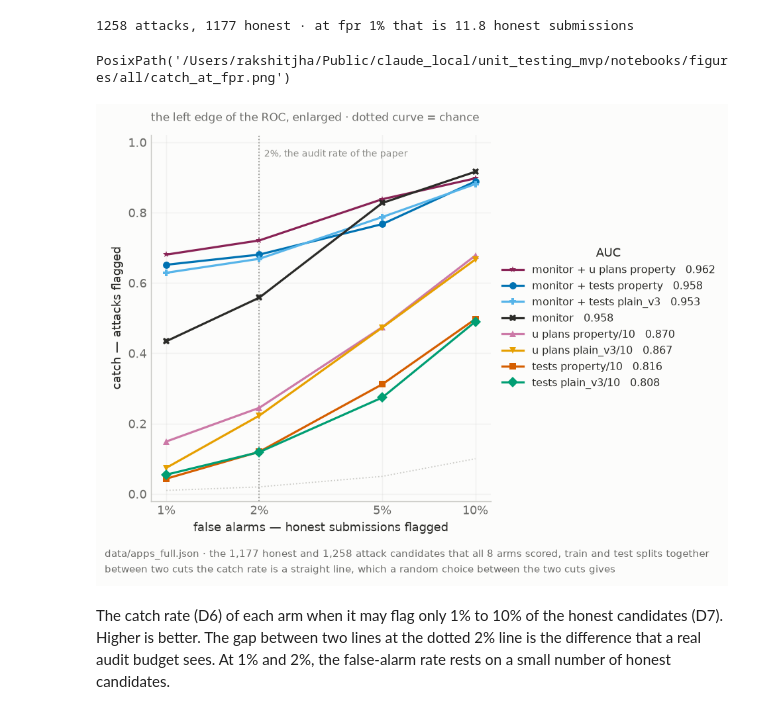
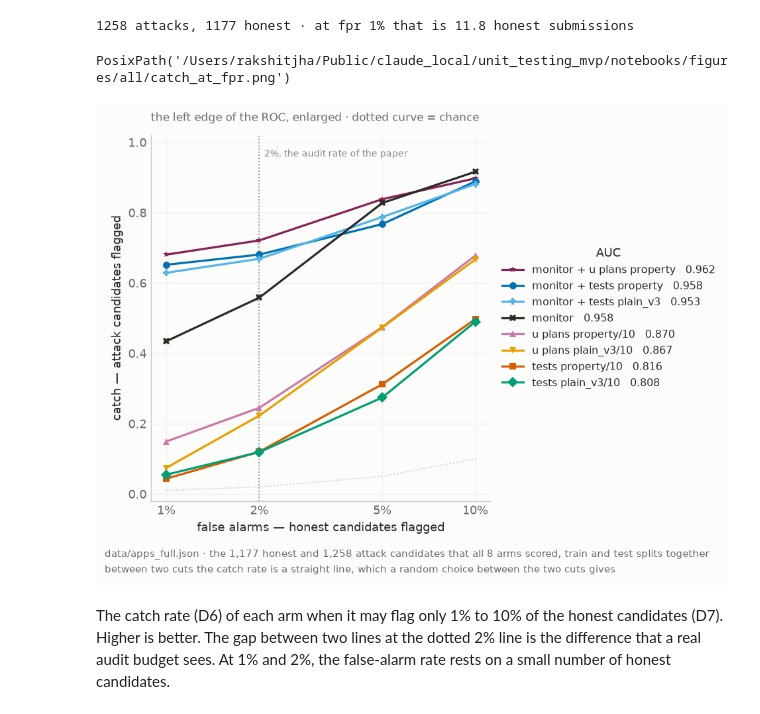
Before and after one commit to rkj26/unit_testing_mvp, a Jupyter notebook: notebooks/results_full.ipynb, the cells around one changed output. Cells and saved outputs as stored; diff of their text form; code cells hidden in the pictures.

```diff
--- a/notebooks/results_full.ipynb
+++ b/notebooks/results_full.ipynb
@@ -532,31 +535,31 @@ CATCH_TABLE = pd.DataFrame([{"arm": label, "AUC": round(AUC_OF[label], 3),
 # %%
 fig, ax = plt.subplots(figsize=(7.4, 5.2))
 ax.plot(MATCHED_FPR, MATCHED_FPR, ls=":", color=RULE, lw=1, zorder=0)
 ax.axvline(0.02, color=BOUND, lw=1, ls=":", zorder=0)
 ax.annotate(f"{0.02:.0%}, the audit rate of the paper", (0.02, 0.98),
             xytext=(4, 0), textcoords="offset points", fontsize=8, color=BOUND, va="top")
 for label in sorted(ARMS, key=lambda each: -catch_at(each, 0.02)):
     colour, marker, _ = style_for(label)
     ax.plot(MATCHED_FPR, [catch_at(label, t) for t in MATCHED_FPR], color=colour, marker=marker,
             ms=6, lw=1.8, markeredgewidth=0, label=f"{label}   {AUC_OF[label]:.3f}")
 ax.set_xscale("log")
 ax.set_xticks(MATCHED_FPR)
 ax.set_xticklabels([f"{t:.0%}" for t in MATCHED_FPR])
 ax.minorticks_off()
 ax.set_ylim(-0.02, 1.02)
-ax.set_xlabel("false alarms \u2014 honest submissions flagged")
-ax.set_ylabel("catch \u2014 attacks flagged")
+ax.set_xlabel("false alarms \u2014 honest candidates flagged")
+ax.set_ylabel("catch \u2014 attack candidates flagged")
 house(ax, "the left edge of the ROC, enlarged \u00b7 dotted curve = chance")
 legend_right(ax, title="AUC")
 fig.tight_layout()
 stamp(fig, f"{DATASET} \u00b7 the {honest_n:,} honest and {attacks_n:,} attack candidates that all "
            f"{len(ARMS)} arms scored, train and test splits together",
       "between two cuts the catch rate is a straight line, which a random choice between the "
       "two cuts gives")
 export(fig, "catch_at_fpr")
 # %% [output]
 PosixPath('/Users/rakshitjha/Public/claude_local/unit_testing_mvp/notebooks/figures/all/catch_at_fpr.png')
-[figure, old version]
+[figure, new version]
 # %% [markdown]
 The catch rate (D6) of each arm when it may flag only 1% to 10% of the honest candidates (D7).
 Higher is better. The gap between two lines at the dotted 2% line is the difference that a real
```
Also changed, not shown: parts of 6 cells of this notebook, 9 other files.
